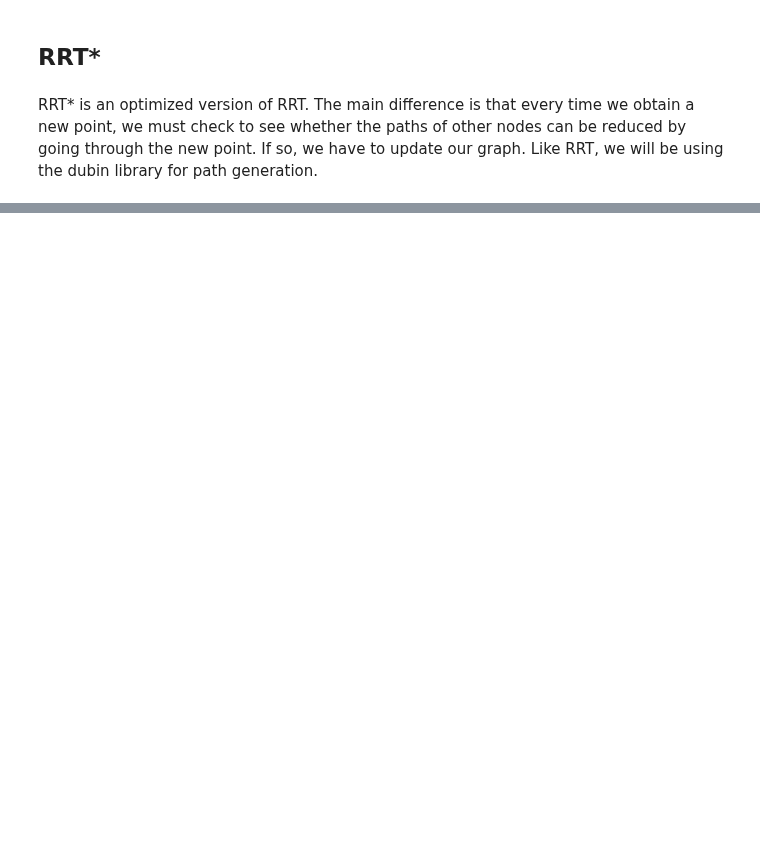
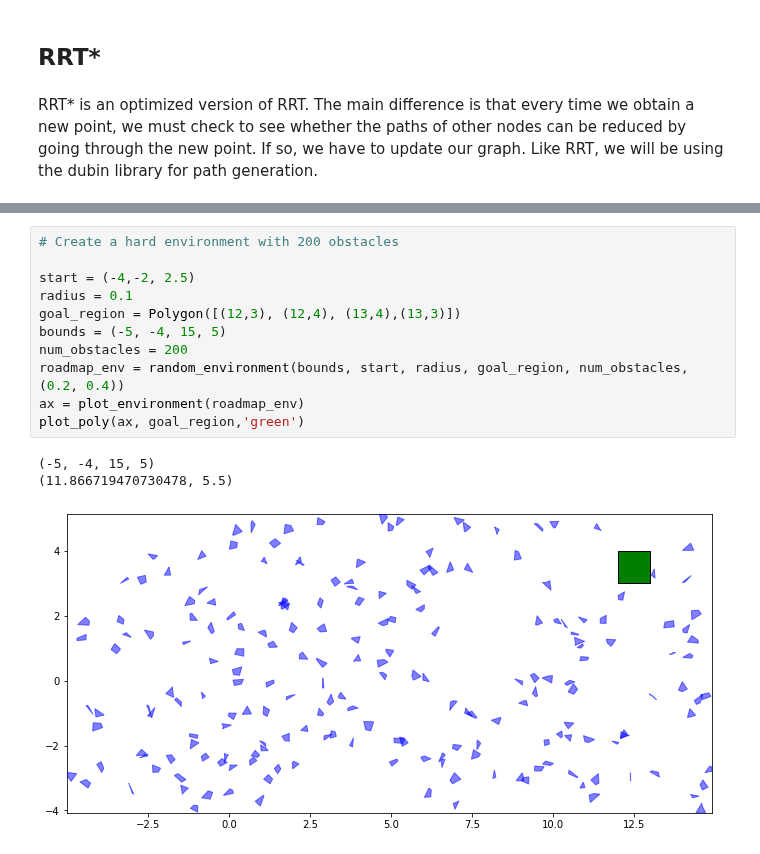
Before and after one commit to ersolog/6.877-16.413, a Jupyter notebook: code.ipynb, the cells around one changed output, grey strips where cells are left out. Saved outputs shown, nothing was run; the diff lists cells and outputs as text; blank space fills up the shorter version.

```diff
--- a/code.ipynb
+++ b/code.ipynb
@@ -505,0 +512,15 @@ path = RRT_star(bounds, roadmap_env, start, radius, goal_region, uninformed_samp
+# %%
+# Create a hard environment with 200 obstacles
+
+start = (-4,-2, 2.5)
+radius = 0.1
+goal_region = Polygon([(12,3), (12,4), (13,4),(13,3)])
+bounds = (-5, -4, 15, 5)
+num_obstacles = 200
+roadmap_env = random_environment(bounds, start, radius, goal_region, num_obstacles, (0.2, 0.4))
+ax = plot_environment(roadmap_env)
+plot_poly(ax, goal_region,'green')
+# %% [output]
+(-5, -4, 15, 5)
+(11.866719470730478, 5.5)
+[figure, added]
```
Also changed, not shown: parts of 18 cells of this notebook.
